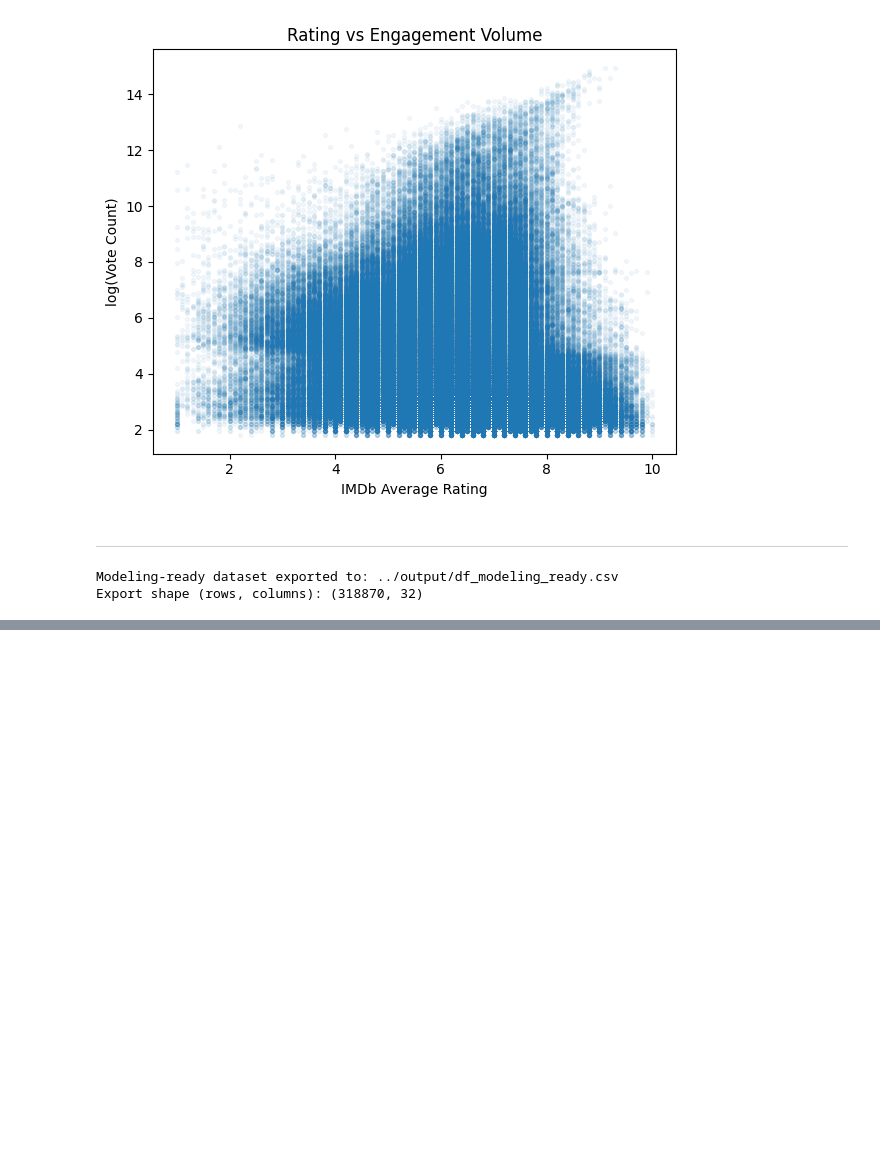
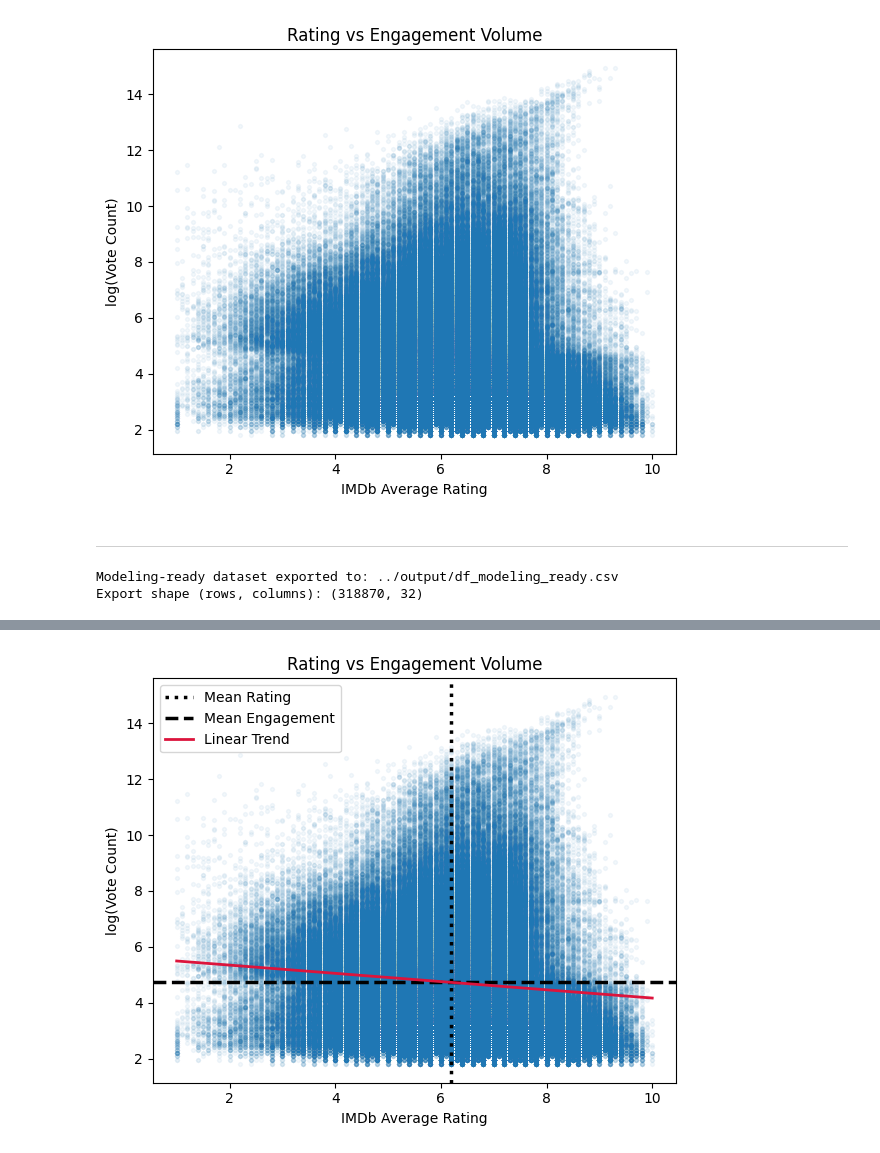
Before and after one commit to janmcconnellCityU/DS687_CAPSTONE, a Jupyter notebook: scripts/06_data_analysis.ipynb, the cells around one changed output, grey strips where cells are left out. Cells and saved outputs as stored; diff of their text form; code cells hidden in the pictures; blank space fills up the shorter version.

Commit message:
adding new plot to DS687

```diff
--- a/scripts/06_data_analysis.ipynb
+++ b/scripts/06_data_analysis.ipynb
@@ -1302,0 +1305,95 @@ Export shape (rows, columns): (318870, 32)
+# %%
+########## 23
+# Relationship Between IMDb Average Rating and Engagement Volume
+#
+# Purpose:
+# Visualize the relationship between IMDb average rating and engagement
+# volume, measured using log-transformed vote counts.
+#
+# Why this matters:
+# - averageRating represents evaluative intensity among users.
+# - numVotes represents participation volume.
+# - Plotting these together helps illustrate whether higher ratings
+#   correspond to greater engagement and how much dispersion exists.
+#
+# Enhancements in this visualization:
+# - Mean reference lines are added to show the center of the distribution.
+# - A linear trend line summarizes the overall relationship between
+#   rating and engagement volume.
+##########
+
+import numpy as np
+import matplotlib.pyplot as plt
+
+##########
+# Step 1: Compute mean reference values
+#
+# These values represent the average rating and average engagement level
+# across the dataset. They will be visualized using dashed reference lines.
+##########
+
+mean_rating = df_personnel["averageRating"].mean()
+mean_log_votes = df_personnel["log_votes"].mean()
+
+##########
+# Step 2: Initialize figure
+##########
+
+plt.figure(figsize=(6,5))
+
+##########
+# Step 3: Scatter plot of rating vs engagement
+#
+# alpha is set low because the dataset is large and dense.
+# This reduces overplotting and allows patterns to remain visible.
+##########
+
+plt.scatter(
+    df_personnel["averageRating"],
+    df_personnel["log_votes"],
+    alpha=0.05,
+    s=8
+)
+
+##########
+# Step 4: Add mean reference lines
+#
+# Vertical line: mean IMDb rating
+# Horizontal line: mean engagement volume (log votes)
+##########
+
+plt.axvline(mean_rating, color="black", linestyle=":", linewidth=2.5, label="Mean Rating")
+plt.axhline(mean_log_votes, color="black", linestyle="--", linewidth=2.5, label="Mean Engagement")
+
+##########
+# Step 5: Fit and plot linear trend line
+#
+# A simple least-squares regression line is fitted using NumPy.
+# This line summarizes the overall directional relationship
+# between rating and engagement volume.
+##########
+
+x = df_personnel["averageRating"]
+y = df_personnel["log_votes"]
+
+m, b = np.polyfit(x, y, 1)
+
+x_line = np.linspace(x.min(), x.max(), 100)
+y_line = m * x_line + b
+
+plt.plot(x_line, y_line, color="crimson", linewidth=2, label="Linear Trend")
+
+##########
+# Step 6: Final plot formatting
+##########
+
+plt.xlabel("IMDb Average Rating")
+plt.ylabel("log(Vote Count)")
+plt.title("Rating vs Engagement Volume")
+
+plt.legend(loc="upper left")
+
+plt.tight_layout()
+plt.show()
+# %% [output]
+[figure, added]
```
Also changed, not shown: parts of 3 cells of this notebook.
